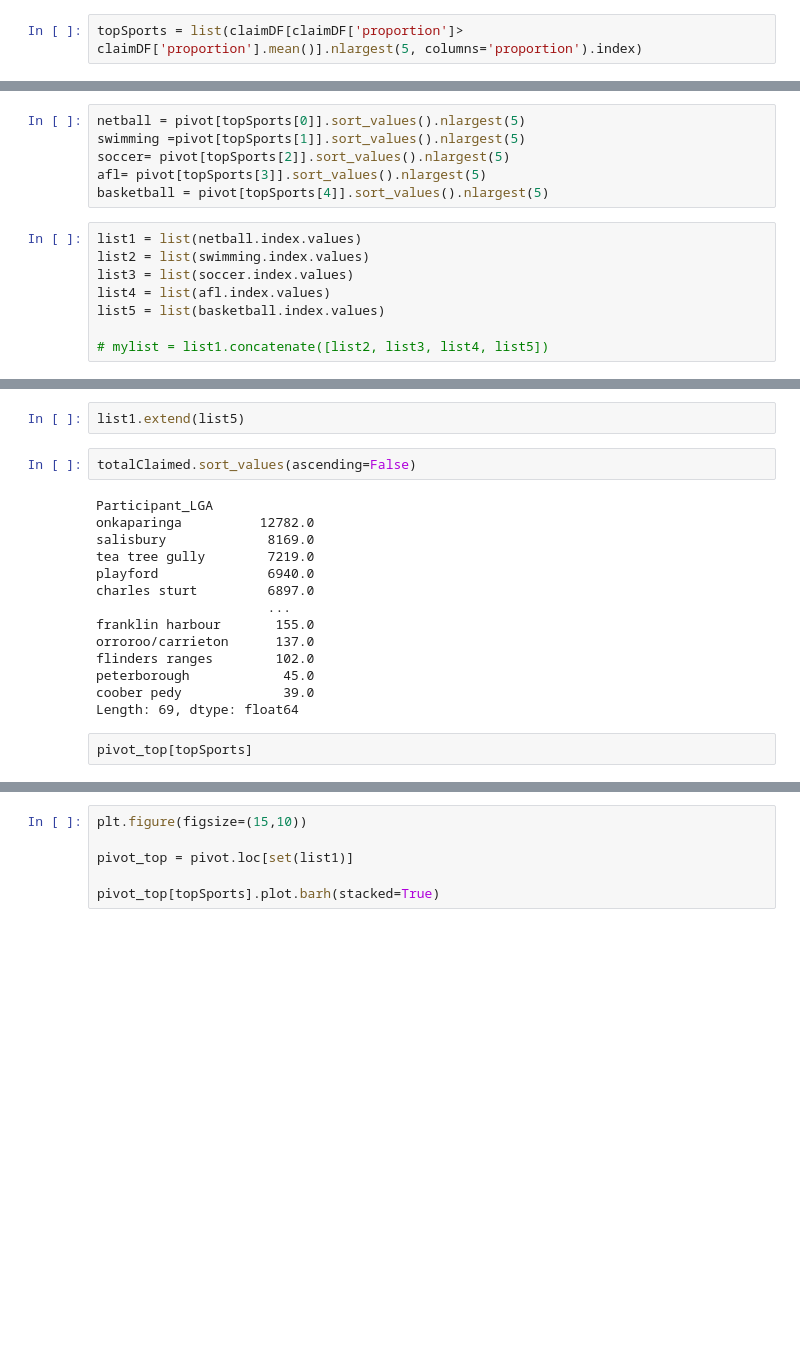
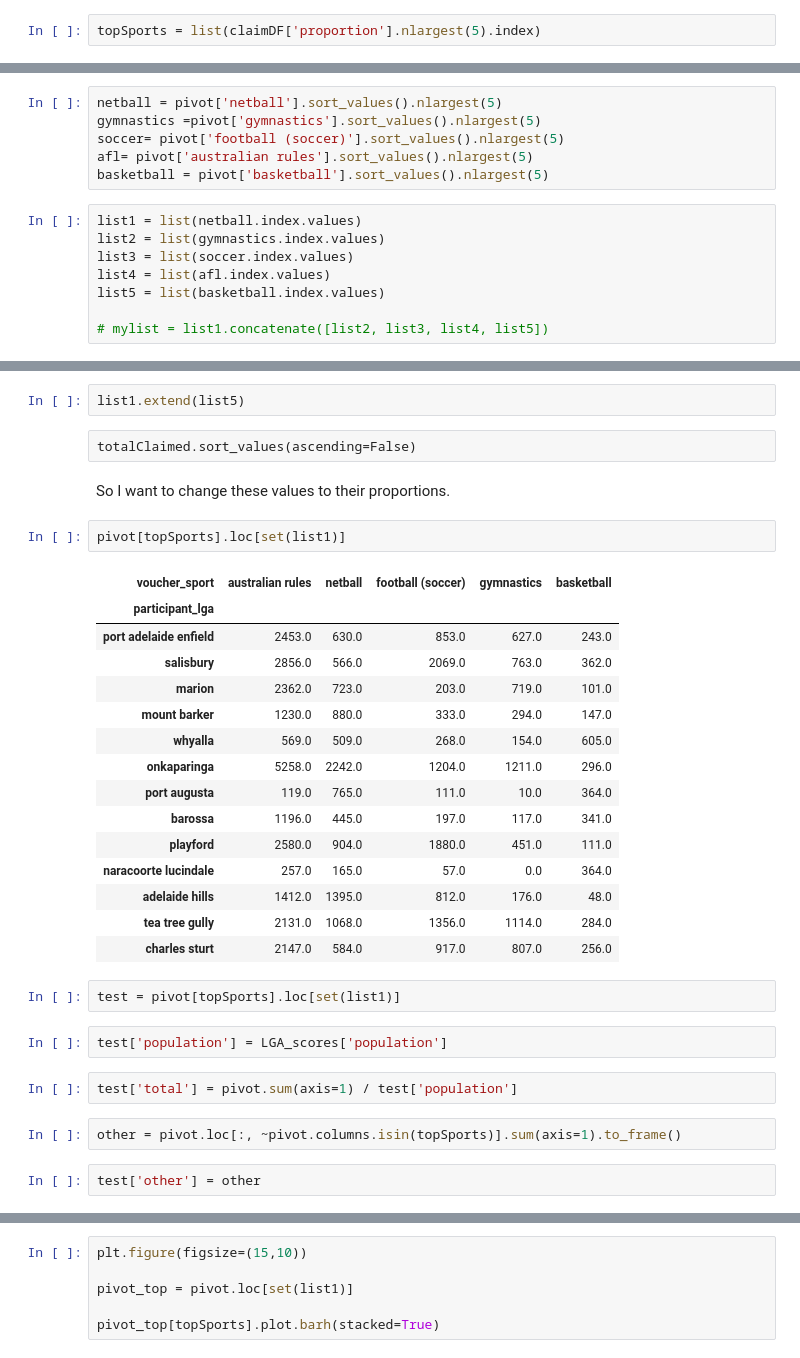
Before and after one commit to MQCOMP2200-S2-2021/Data-Science-Labs, a Jupyter notebook: Portfolio 2-Copy1.ipynb, the cells around one changed output, grey strips where cells are left out. Cells and saved outputs as stored; diff of their text form; blank space fills up the shorter version.

```diff
--- a/Portfolio 2-Copy1.ipynb
+++ b/Portfolio 2-Copy1.ipynb
@@ -412,5 +412,5 @@ claimDF[claimDF['proportion']> claimDF['proportion'].mean()].nlargest(5, columns
 # %% [markdown]
 with my previous method for find the topSports was using `.idxmax()`. But that function does not take into consideration the proportion, simply the number of vouchers claimed. So we should update the topSports with ths new code
 # %%
-topSports = list(claimDF[claimDF['proportion']> claimDF['proportion'].mean()].nlargest(5, columns='proportion').index)
+topSports = list(claimDF['proportion'].nlargest(5).index)
 # %%
@@ -920,12 +770,12 @@ botSports
 # %%
-netball = pivot[topSports[0]].sort_values().nlargest(5)
-swimming =pivot[topSports[1]].sort_values().nlargest(5)
-soccer= pivot[topSports[2]].sort_values().nlargest(5)
-afl= pivot[topSports[3]].sort_values().nlargest(5)
-basketball = pivot[topSports[4]].sort_values().nlargest(5)
+netball = pivot['netball'].sort_values().nlargest(5)
+gymnastics =pivot['gymnastics'].sort_values().nlargest(5)
+soccer= pivot['football (soccer)'].sort_values().nlargest(5)
+afl= pivot['australian rules'].sort_values().nlargest(5)
+basketball = pivot['basketball'].sort_values().nlargest(5)
 # %%
 list1 = list(netball.index.values)
-list2 = list(swimming.index.values)
+list2 = list(gymnastics.index.values)
 list3 = list(soccer.index.values)
 list4 = list(afl.index.values)
 list5 = list(basketball.index.values)
@@ -943,21 +793,35 @@ list1.extend(list3)
 list1.extend(list4)
 # %%
 list1.extend(list5)
-# %%
-totalClaimed.sort_values(ascending=False)
-# %% [output]
-Participant_LGA
-onkaparinga          12782.0
-salisbury             8169.0
-tea tree gully        7219.0
-playford              6940.0
-charles sturt         6897.0
-                      ...
-franklin harbour       155.0
-orroroo/carrieton      137.0
-flinders ranges        102.0
-peterborough            45.0
-coober pedy             39.0
-Length: 69, dtype: float64
-# %% [raw]
-pivot_top[topSports]
+# %% [raw]
+totalClaimed.sort_values(ascending=False)
+# %% [markdown]
+So I want to change these values to their proportions.
+# %%
+pivot[topSports].loc[set(list1)]
+# %% [output]
+| voucher_sport | australian rules | netball | football (soccer) | gymnastics | basketball |
+| participant_lga |  |  |  |  |  |
+| port adelaide enfield | 2453.0 | 630.0 | 853.0 | 627.0 | 243.0 |
+| salisbury | 2856.0 | 566.0 | 2069.0 | 763.0 | 362.0 |
+| marion | 2362.0 | 723.0 | 203.0 | 719.0 | 101.0 |
+| mount barker | 1230.0 | 880.0 | 333.0 | 294.0 | 147.0 |
+| whyalla | 569.0 | 509.0 | 268.0 | 154.0 | 605.0 |
+| onkaparinga | 5258.0 | 2242.0 | 1204.0 | 1211.0 | 296.0 |
+| port augusta | 119.0 | 765.0 | 111.0 | 10.0 | 364.0 |
+| barossa | 1196.0 | 445.0 | 197.0 | 117.0 | 341.0 |
+| playford | 2580.0 | 904.0 | 1880.0 | 451.0 | 111.0 |
+| naracoorte lucindale | 257.0 | 165.0 | 57.0 | 0.0 | 364.0 |
+| adelaide hills | 1412.0 | 1395.0 | 812.0 | 176.0 | 48.0 |
+| tea tree gully | 2131.0 | 1068.0 | 1356.0 | 1114.0 | 284.0 |
+| charles sturt | 2147.0 | 584.0 | 917.0 | 807.0 | 256.0 |
+# %%
+test = pivot[topSports].loc[set(list1)]
+# %%
+test['population'] = LGA_scores['population']
+# %%
+test['total'] = pivot.sum(axis=1) / test['population']
+# %%
+other = pivot.loc[:, ~pivot.columns.isin(topSports)].sum(axis=1).to_frame()
+# %%
+test['other'] = other
```
Also changed, not shown: parts of 104 cells of this notebook.
